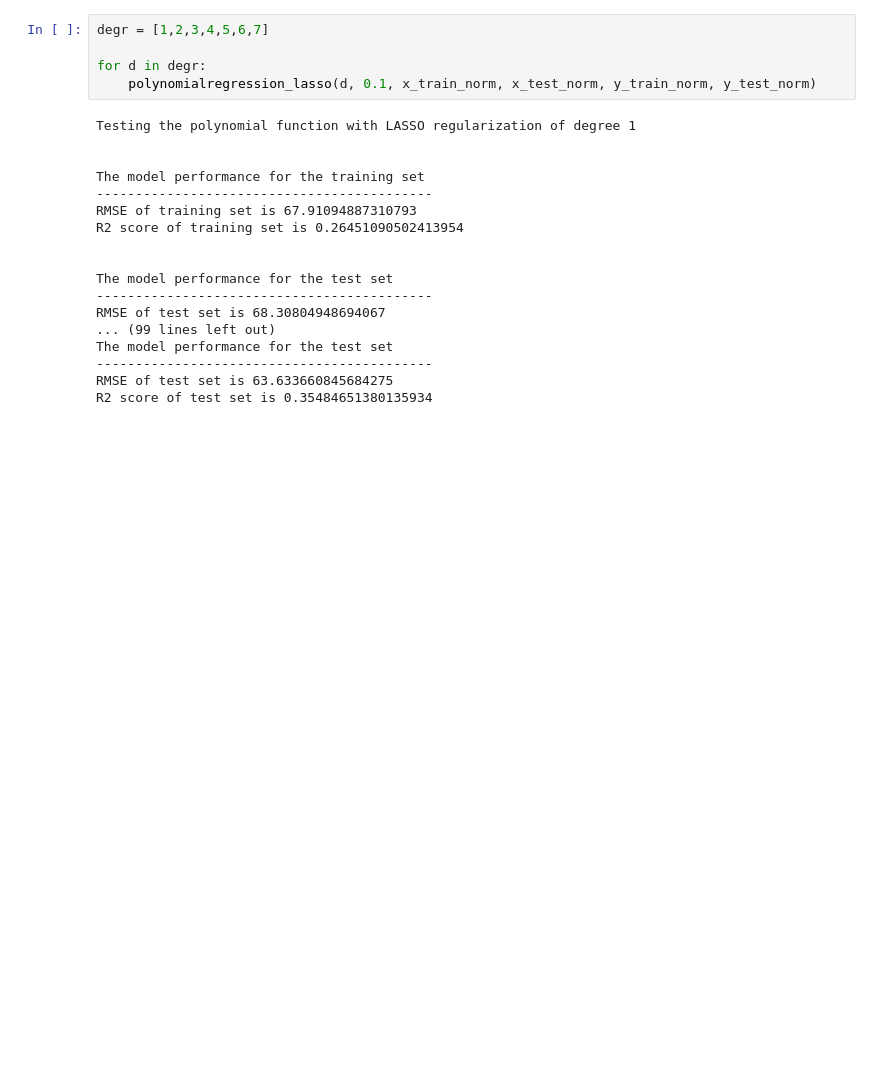
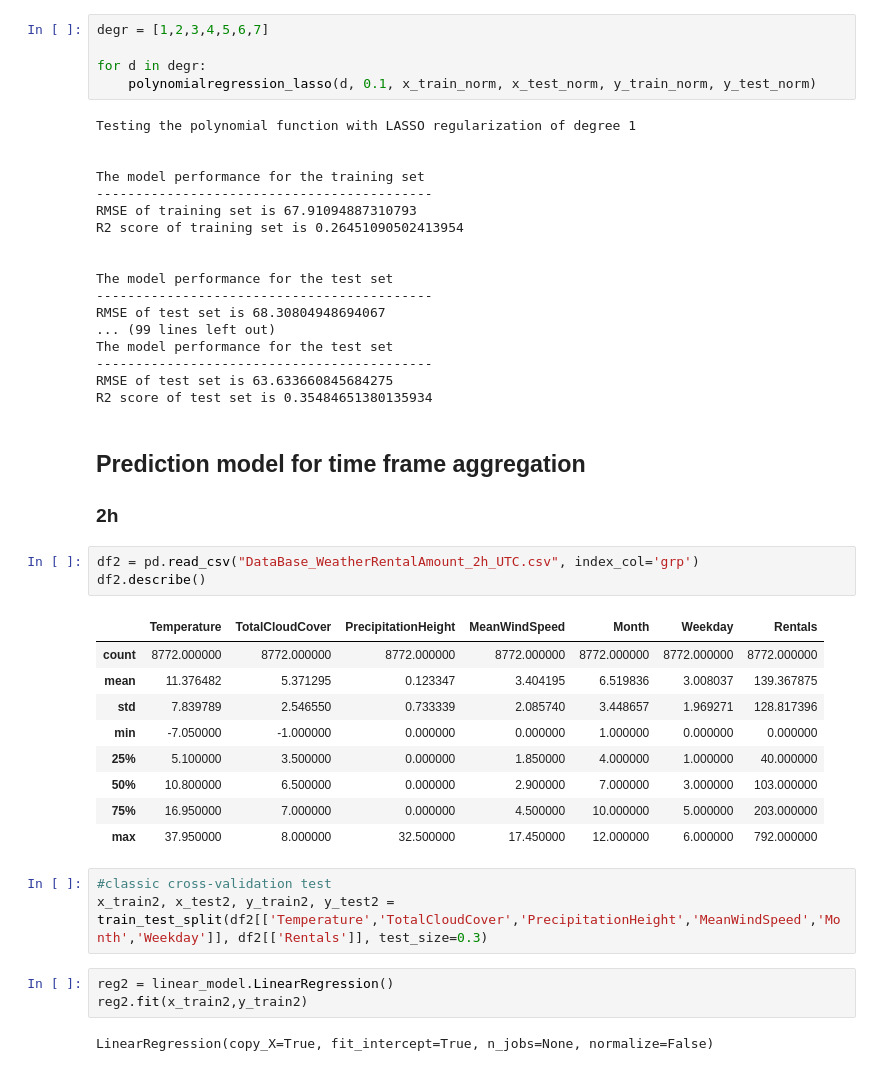
Before and after one commit to AA-Black-Mamba/Workspace, a Jupyter notebook: MultiLinearRegressionModel.ipynb, the cells around one changed output. Drawn from its saved outputs; the diff is of its cells as text; blank space fills up the shorter version.

Commit message:
Including all the 2 ,6, 24 prediction models

```diff
--- a/MultiLinearRegressionModel.ipynb
+++ b/MultiLinearRegressionModel.ipynb
@@ -366,3 +348,28 @@ The model performance for the test set
 -------------------------------------------
 RMSE of test set is 63.633660845684275
 R2 score of test set is 0.35484651380135934
+# %% [markdown]
+## Prediction model for time frame aggregation
+
+### 2h
+# %%
+df2 = pd.read_csv("DataBase_WeatherRentalAmount_2h_UTC.csv", index_col='grp')
+df2.describe()
+# %% [output]
+|  | Temperature | TotalCloudCover | PrecipitationHeight | MeanWindSpeed | Month | Weekday | Rentals |
+| count | 8772.000000 | 8772.000000 | 8772.000000 | 8772.000000 | 8772.000000 | 8772.000000 | 8772.000000 |
+| mean | 11.376482 | 5.371295 | 0.123347 | 3.404195 | 6.519836 | 3.008037 | 139.367875 |
+| std | 7.839789 | 2.546550 | 0.733339 | 2.085740 | 3.448657 | 1.969271 | 128.817396 |
+| min | -7.050000 | -1.000000 | 0.000000 | 0.000000 | 1.000000 | 0.000000 | 0.000000 |
+| 25% | 5.100000 | 3.500000 | 0.000000 | 1.850000 | 4.000000 | 1.000000 | 40.000000 |
+| 50% | 10.800000 | 6.500000 | 0.000000 | 2.900000 | 7.000000 | 3.000000 | 103.000000 |
+| 75% | 16.950000 | 7.000000 | 0.000000 | 4.500000 | 10.000000 | 5.000000 | 203.000000 |
+| max | 37.950000 | 8.000000 | 32.500000 | 17.450000 | 12.000000 | 6.000000 | 792.000000 |
+# %%
+#classic cross-validation test
+x_train2, x_test2, y_train2, y_test2 = train_test_split(df2[['Temperature','TotalCloudCover','PrecipitationHeight','MeanWindSpeed','Month','Weekday']], df2[['Rentals']], test_size=0.3)
+# %%
+reg2 = linear_model.LinearRegression()
+reg2.fit(x_train2,y_train2)
+# %% [output]
+LinearRegression(copy_X=True, fit_intercept=True, n_jobs=None, normalize=False)
```
Also changed, not shown: parts of 17 cells of this notebook.
